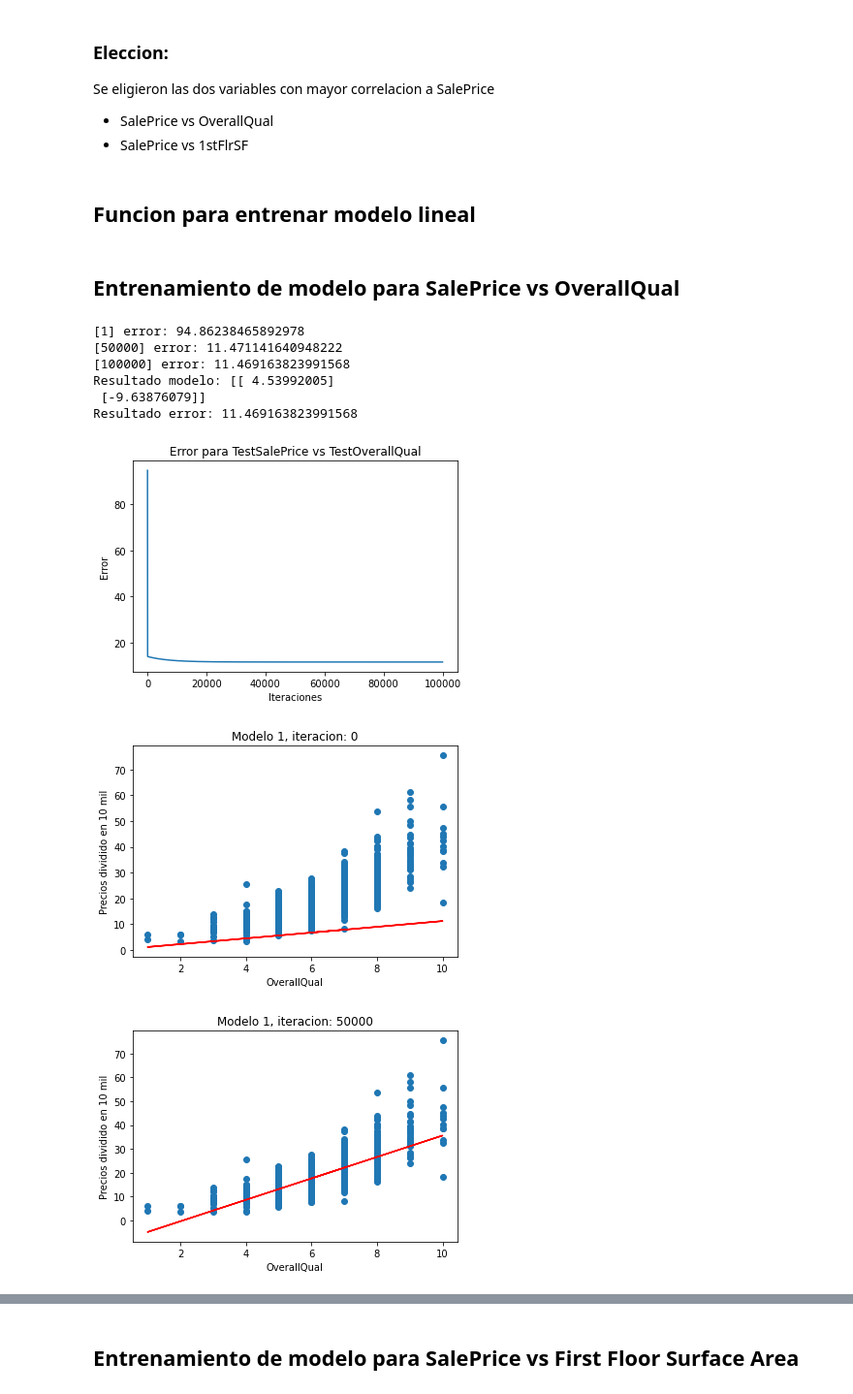
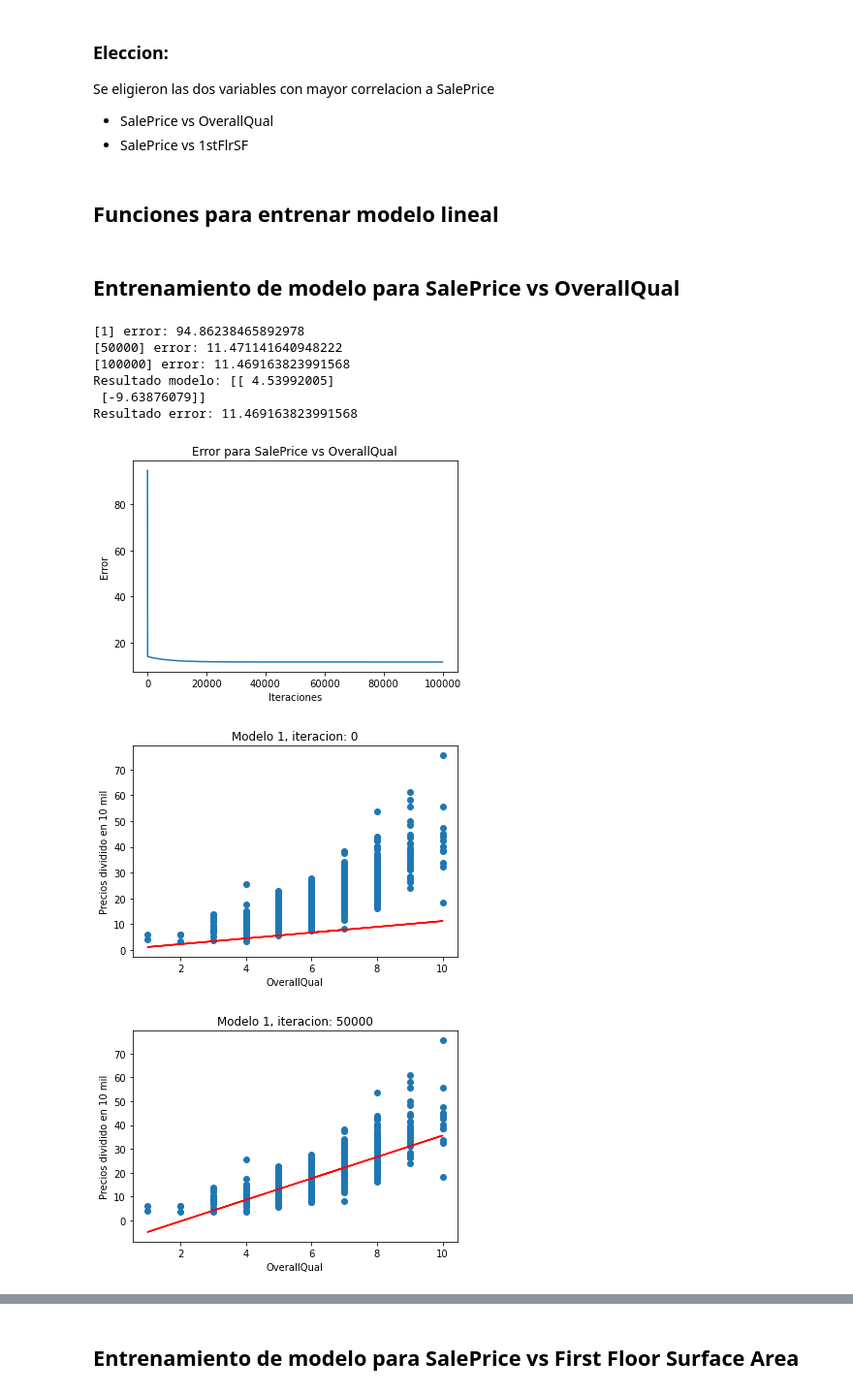
Before and after one commit to alphamander/proyecto_ciencias_de_datos_python, a Jupyter notebook: proyecto_ciencias_de_datos_python.ipynb, the cells around one changed output, grey strips where cells are left out. Shown at 97% size. Saved outputs shown, nothing was run; the diff lists cells and outputs as text; code cells hidden in the pictures.

```diff
--- a/proyecto_ciencias_de_datos_python.ipynb
+++ b/proyecto_ciencias_de_datos_python.ipynb
@@ -159,7 +159,7 @@ Se eligieron las dos variables con mayor correlacion a SalePrice
 * SalePrice vs OverallQual
 * SalePrice vs 1stFlrSF
 # %% [markdown]
-## Funcion para entrenar modelo lineal
+## Funciones para entrenar modelo lineal
 # %%
 '''
 Funcion que calcula el error para x1 y x2 utilizando la formula:
@@ -267,18 +267,18 @@ xTest1stFlrSF = trainingSet[:,2].reshape(-1,1)
 # %%
 modelo1, error1 = entrenarModeloLineal(xTestOverallQual,yTestSalePrice,100000,50000, 0.0015)
 print("Resultado modelo: " + str(modelo1[-1]))
 print("Resultado error: " + str(error1[-1]))
 
-plotError(error1,"Error para TestSalePrice vs TestOverallQual")
+plotError(error1,"Error para SalePrice vs OverallQual")
 plotNModel(xTestOverallQual,yTestSalePrice,modelo1,50000,"Modelo 1","OverallQual")
 # %% [output]
 [1] error: 94.86238465892978
 [50000] error: 11.471141640948222
 [100000] error: 11.469163823991568
 Resultado modelo: [[ 4.53992005]
  [-9.63876079]]
 Resultado error: 11.469163823991568
-[figure, old version]
+[figure, new version]
 [figure]
 [figure]
 [figure]
```
Also changed, not shown: parts of 3 cells of this notebook.
